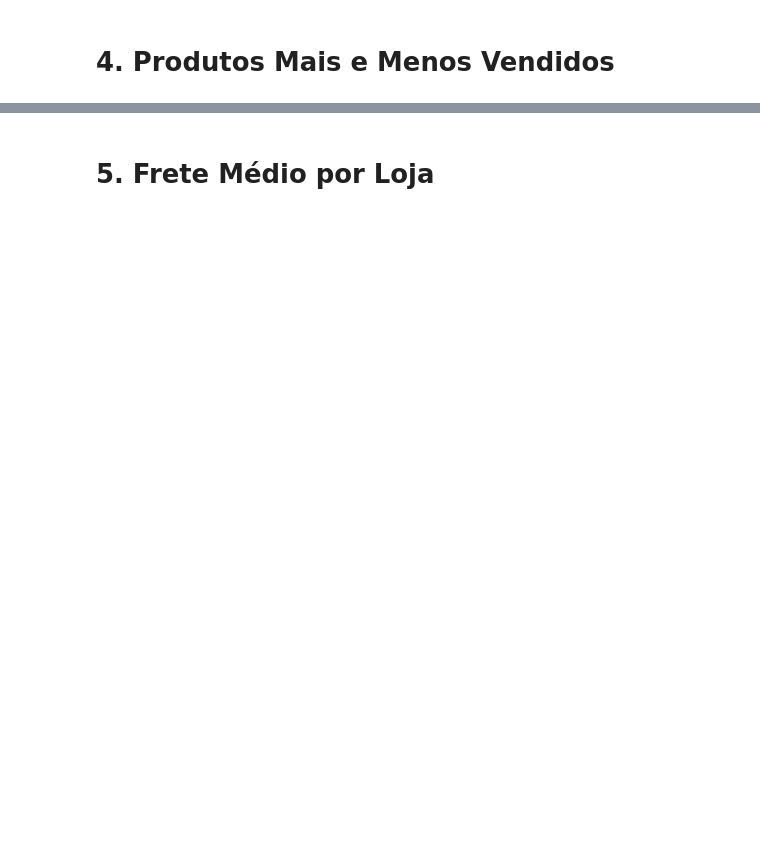
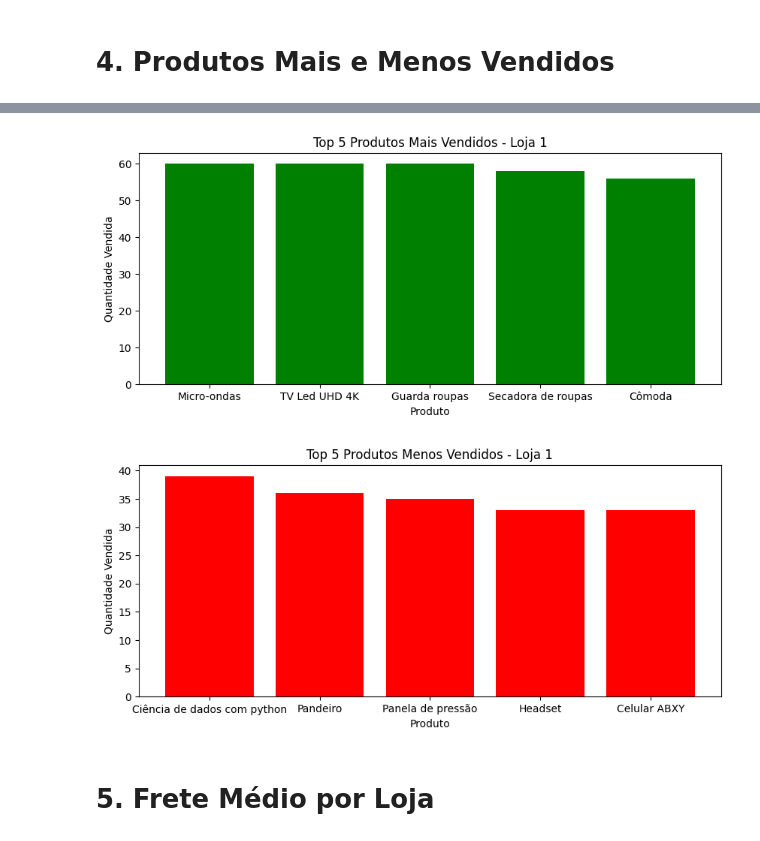
Before and after one commit to tiagoexec/challenge-data-science, a Jupyter notebook: AluraStoreBr.ipynb, the cells around one changed output, grey strips where cells are left out. Saved outputs shown, nothing was run; the diff lists cells and outputs as text; code cells hidden in the pictures; blank space fills up the shorter version.

```diff
--- a/AluraStoreBr.ipynb
+++ b/AluraStoreBr.ipynb
@@ -42,2 +177,30 @@ Faturamento Loja 4: 1384497.58
+# %%
+import matplotlib.pyplot as plt
+
+# Contar vendas de cada produto na loja1
+contagem = loja1['Produto'].value_counts()
+
+# Pegar top 5 mais vendidos e top 5 menos vendidos
+mais_vendidos = contagem.head()
+menos_vendidos = contagem.tail()
+
+# Gráfico para os 5 mais vendidos
+plt.figure(figsize=(10,4))
+plt.bar(mais_vendidos.index, mais_vendidos.values, color='green')
+plt.title('Top 5 Produtos Mais Vendidos - Loja 1')
+plt.xlabel('Produto')
+plt.ylabel('Quantidade Vendida')
+plt.show()
+
+# Gráfico para os 5 menos vendidos
+plt.figure(figsize=(10,4))
+plt.bar(menos_vendidos.index, menos_vendidos.values, color='red')
+plt.title('Top 5 Produtos Menos Vendidos - Loja 1')
+plt.xlabel('Produto')
+plt.ylabel('Quantidade Vendida')
+plt.show()
+# %% [output]
+[figure, added]
+[figure, added]
 # %% [markdown]
 # 5. Frete Médio por Loja
```
Also changed, not shown: parts of 10 cells of this notebook.
